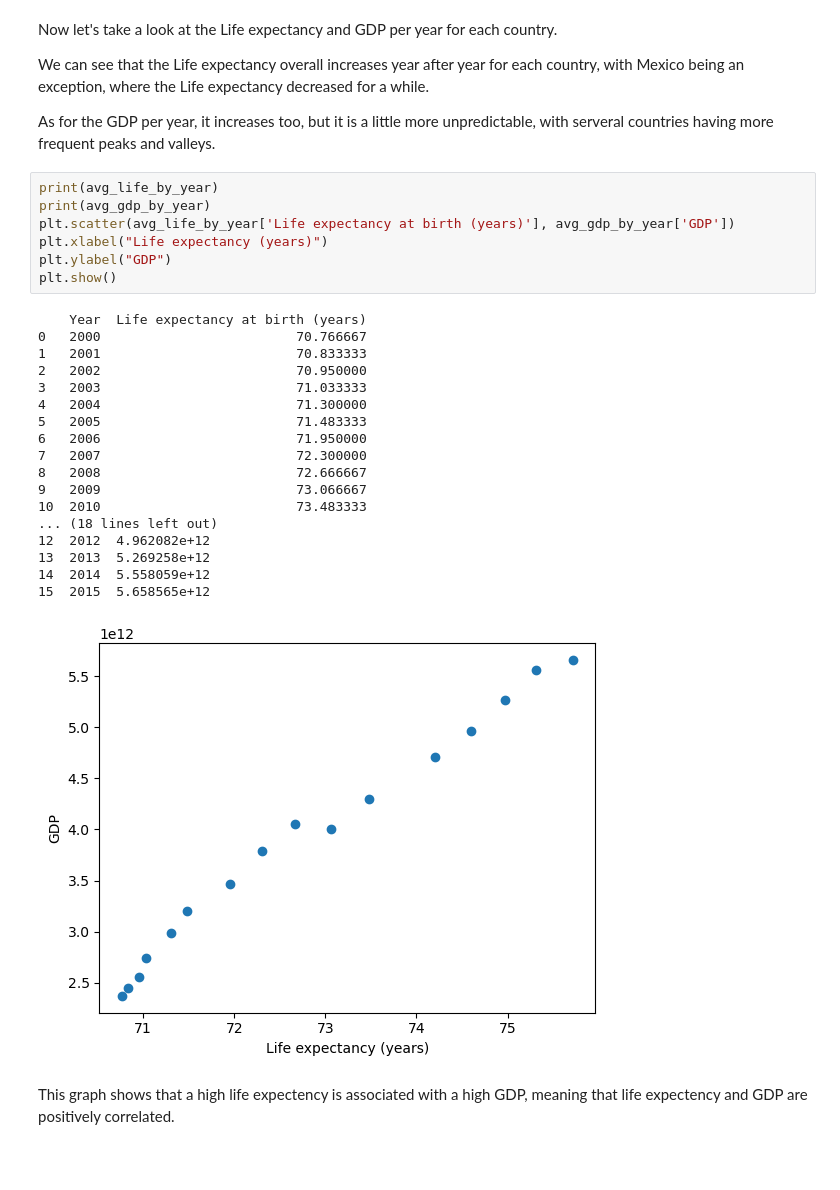
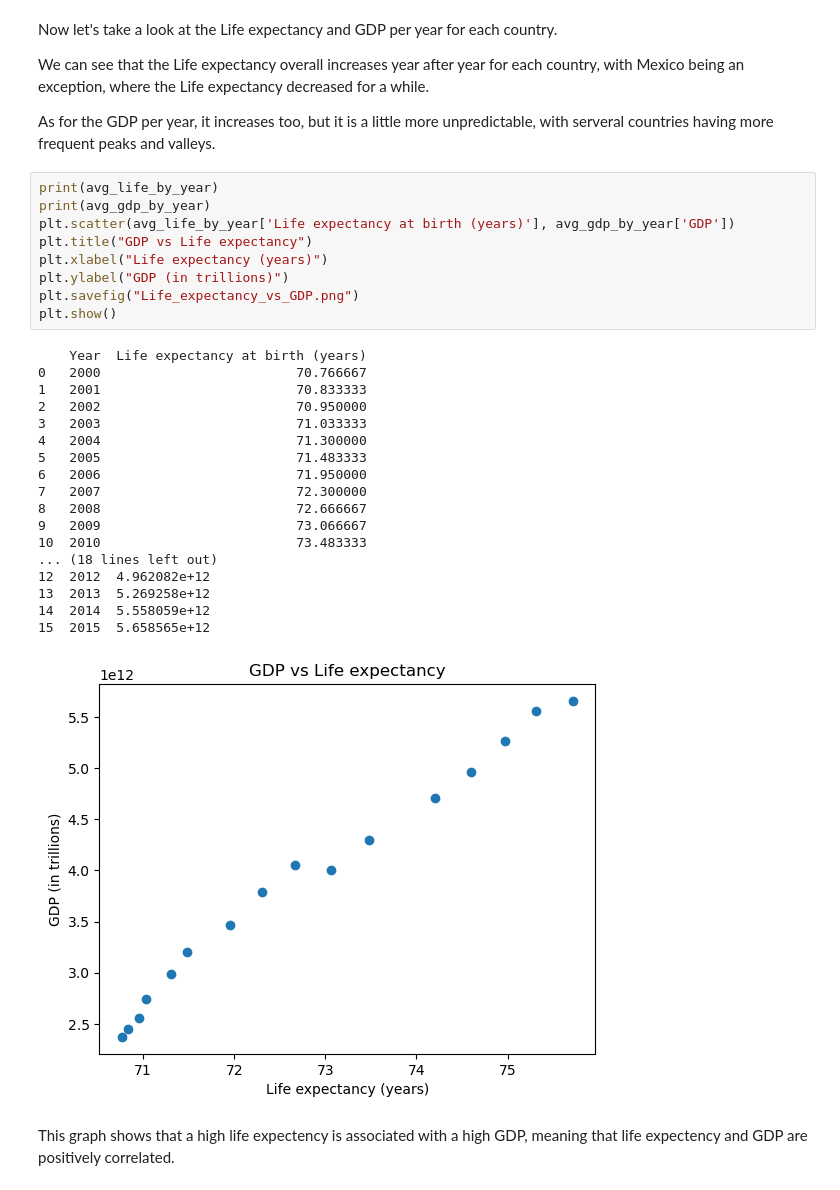
Before and after one commit to agraham02/Life-Expectancy-and-GDP-Starter, a Jupyter notebook: life_expectancy_gdp.ipynb, the cells around one changed output. Drawn from its saved outputs; the diff is of its cells as text; blank space fills up the shorter version.

```diff
--- a/life_expectancy_gdp.ipynb
+++ b/life_expectancy_gdp.ipynb
@@ -209,28 +245,30 @@ As for the GDP per year, it increases too, but it is a little more unpredictable
 # %%
 print(avg_life_by_year)
 print(avg_gdp_by_year)
 plt.scatter(avg_life_by_year['Life expectancy at birth (years)'], avg_gdp_by_year['GDP'])
+plt.title("GDP vs Life expectancy")
 plt.xlabel("Life expectancy (years)")
-plt.ylabel("GDP")
+plt.ylabel("GDP (in trillions)")
+plt.savefig("Life_expectancy_vs_GDP.png")
 plt.show()
 # %% [output]
     Year  Life expectancy at birth (years)
 0   2000                         70.766667
 1   2001                         70.833333
 2   2002                         70.950000
 3   2003                         71.033333
 4   2004                         71.300000
 5   2005                         71.483333
 6   2006                         71.950000
 7   2007                         72.300000
 8   2008                         72.666667
 9   2009                         73.066667
 10  2010                         73.483333
 ... (18 lines left out)
 12  2012  4.962082e+12
 13  2013  5.269258e+12
 14  2014  5.558059e+12
 15  2015  5.658565e+12
-[figure, old version]
+[figure, new version]
 # %% [markdown]
 This graph shows that a high life expectency is associated with a high GDP, meaning that life expectency and GDP are positively correlated.
```
Also changed, not shown: parts of 9 cells of this notebook.
